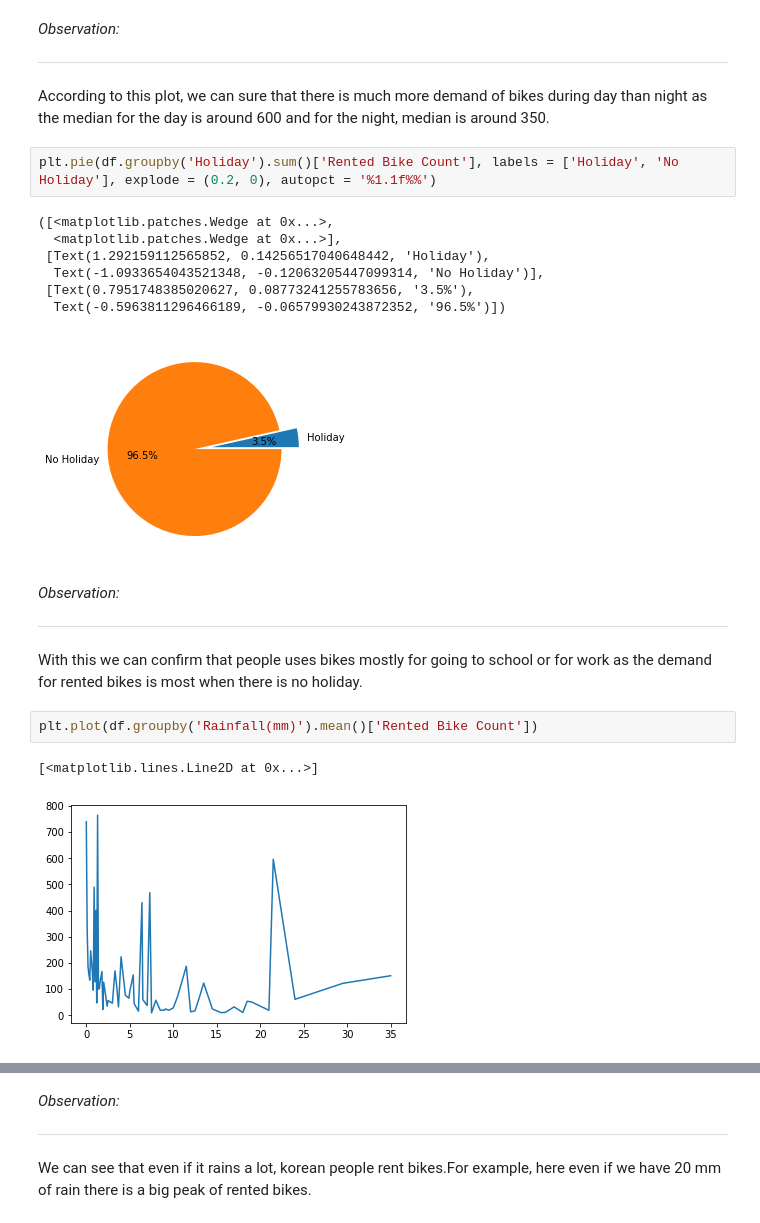
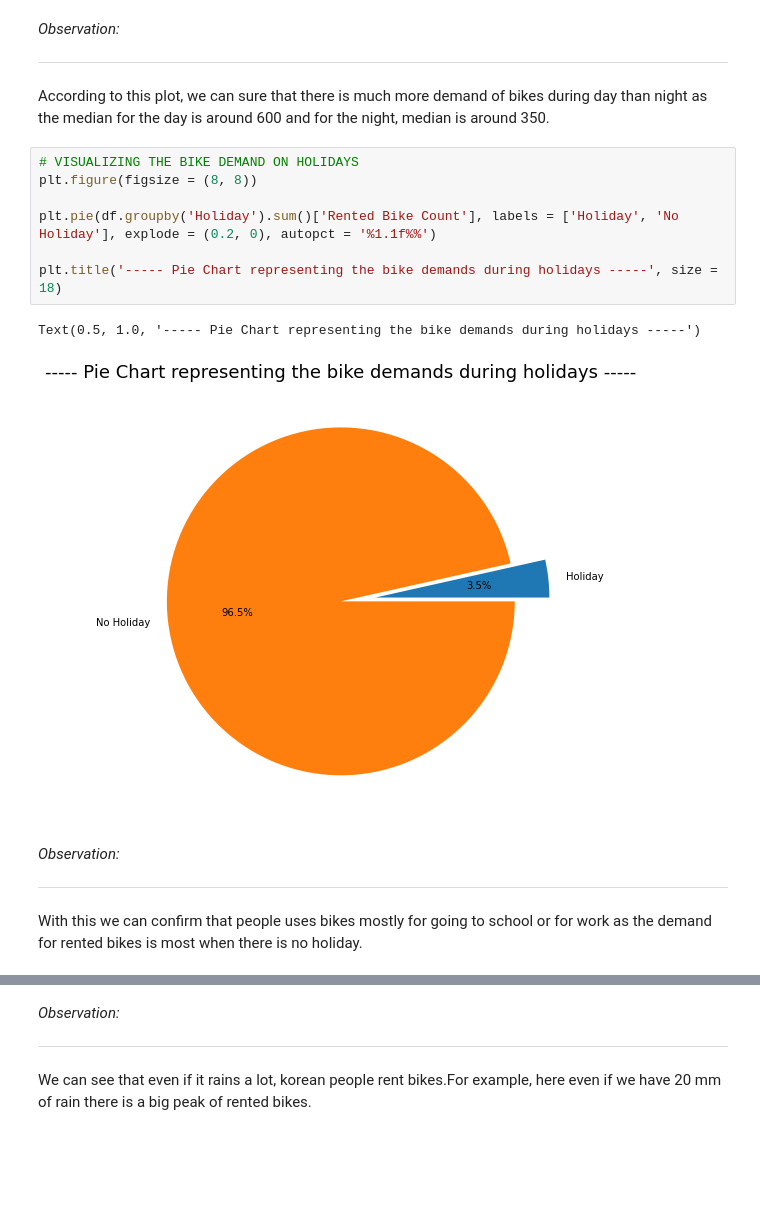
Before and after one commit to anupstar100/Seoul-Bike-Sharing-Demand-Prediction, a Jupyter notebook: SML_Capstone_Project_Bike_Sharing_Demand_Prediction_Capstone_Project.ipynb, the cells around one changed output, grey strips where cells are left out. Saved outputs shown, nothing was run; the diff lists cells and outputs as text; blank space fills up the shorter version.

```diff
--- a/SML_Capstone_Project_Bike_Sharing_Demand_Prediction_Capstone_Project.ipynb
+++ b/SML_Capstone_Project_Bike_Sharing_Demand_Prediction_Capstone_Project.ipynb
@@ -433,22 +431,17 @@ sns.boxplot(y = 'Rented Bike Count', x = 'day_night', data = df, width = 0.3)
 ---
 According to this plot, we can sure that there is much more demand of bikes during day than night as the median for the day is around 600 and for the night, median is around 350.
 # %%
+# VISUALIZING THE BIKE DEMAND ON HOLIDAYS
+plt.figure(figsize = (8, 8))
+
 plt.pie(df.groupby('Holiday').sum()['Rented Bike Count'], labels = ['Holiday', 'No Holiday'], explode = (0.2, 0), autopct = '%1.1f%%')
+
+plt.title('----- Pie Chart representing the bike demands during holidays -----', size = 18)
 # %% [output]
-([<matplotlib.patches.Wedge at 0x...>,
-  <matplotlib.patches.Wedge at 0x...>],
- [Text(1.292159112565852, 0.14256517040648442, 'Holiday'),
-  Text(-1.0933654043521348, -0.12063205447099314, 'No Holiday')],
- [Text(0.7951748385020627, 0.08773241255783656, '3.5%'),
-  Text(-0.5963811296466189, -0.06579930243872352, '96.5%')])
+Text(0.5, 1.0, '----- Pie Chart representing the bike demands during holidays -----')
-[figure, old version]
+[figure, new version]
 # %% [markdown]
 *Observation:*
 
 ---
 With this we can confirm that people uses bikes mostly for going to school or for work as the demand for rented bikes is most when there is no holiday.
-# %%
-plt.plot(df.groupby('Rainfall(mm)').mean()['Rented Bike Count'])
-# %% [output]
-[<matplotlib.lines.Line2D at 0x...>]
-[figure, removed]
```
Also changed, not shown: parts of 16 cells of this notebook.
